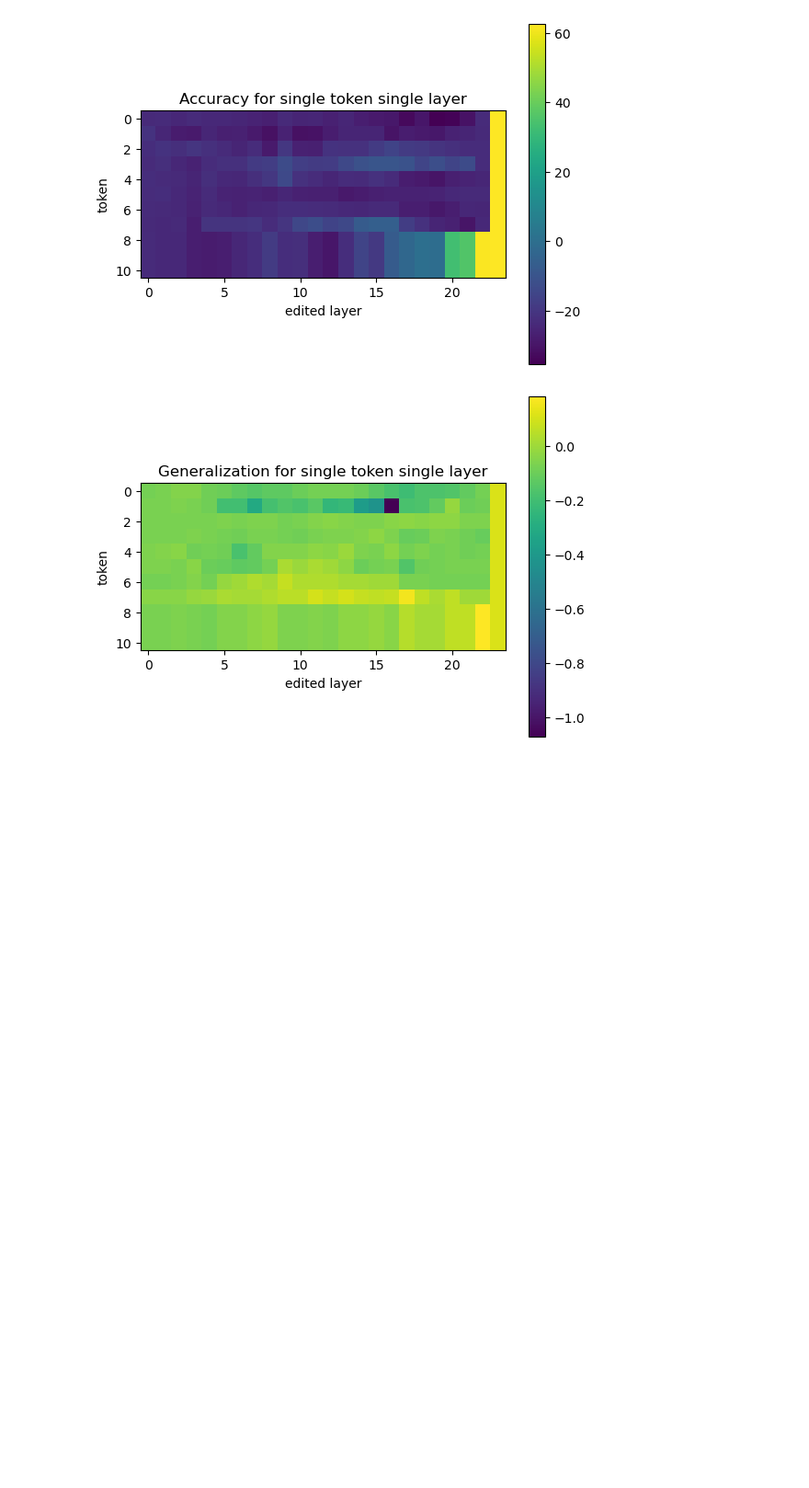
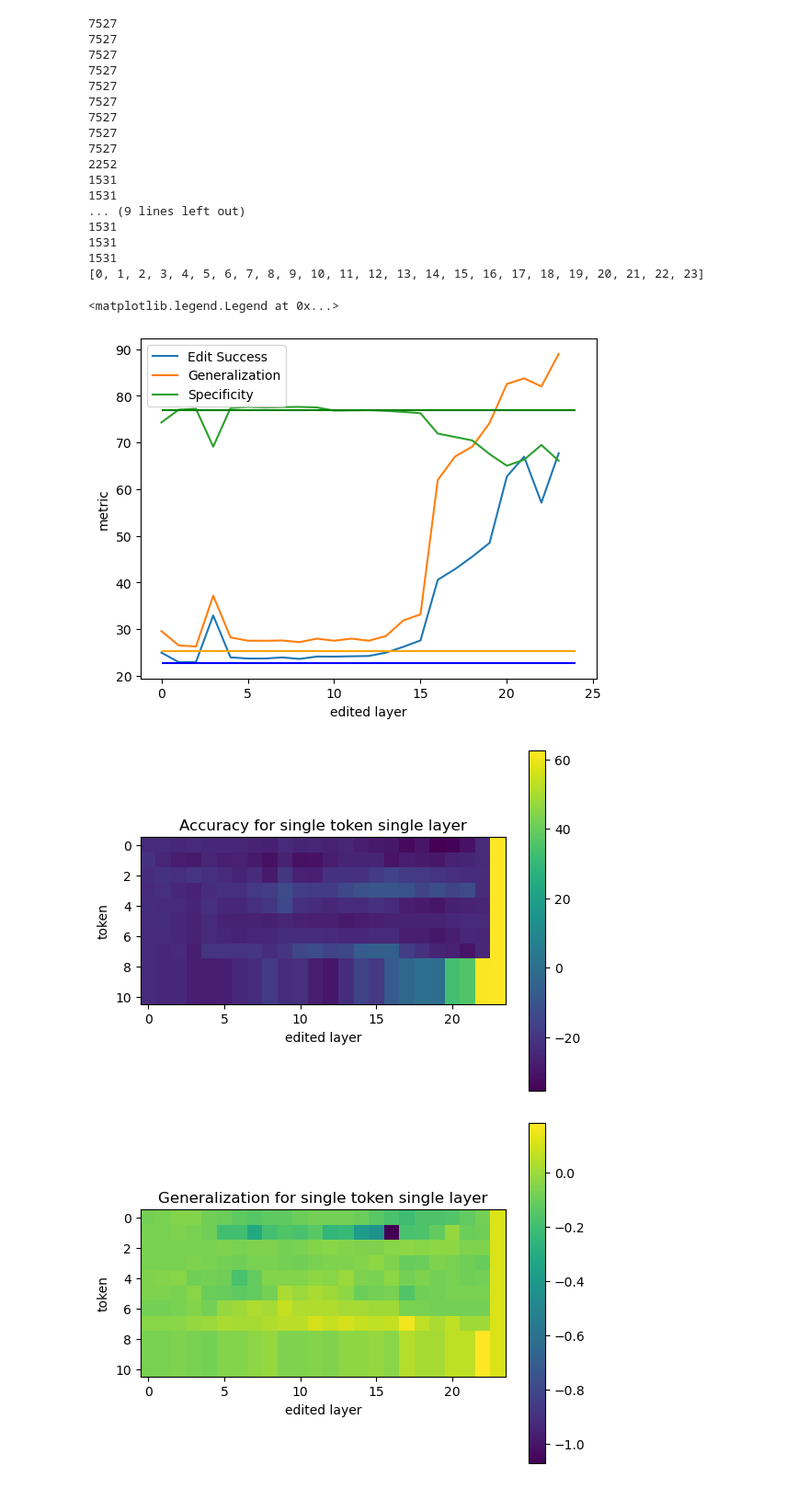
Before and after one commit to GLauzza/GF_ICL_KE, a Jupyter notebook: result_viz.ipynb, the cells around one changed output. Shown at 92% size. Cells and saved outputs as stored; diff of their text form; code cells hidden in the pictures; blank space fills up the shorter version.

Commit message:
Add synthetic data augmentation, test generalisation bubble and multi edit methods

```diff
--- a/result_viz.ipynb
+++ b/result_viz.ipynb
@@ -70,3 +91,53 @@ plt.legend()
+# %%
+ids = []
+acc = []
+gen = []
+spe = []
+
+# Interruption by OS !!!! result will not be reliable
+# Case 38 is the hardest
+for i in range(665, 689):
+    summary_path = os.path.join(f"./results/ModelEdit/run_{i:03}", "summary.json")
+    if os.path.exists(summary_path):
+        with open(summary_path) as f:
+            summary = json.load(f)[0]
+            ids.append(i-665)
+            print(summary["num_cases"])
+            acc.append(summary["post_rewrite_success"][0])
+            gen.append(summary["post_paraphrase_success"][0])
+            spe.append(summary["post_neighborhood_success"][0])
+
+print(ids)
+
+plt.plot(ids, acc, label="Edit Success")
+plt.plot(ids, gen, label= "Generalization")
+plt.plot(ids, spe, label="Specificity")
+plt.hlines(summary["pre_rewrite_success"][0], 0, 24, colors="blue")
+plt.hlines(summary["pre_paraphrase_success"][0], 0, 24, colors="orange")
+plt.hlines(summary["pre_neighborhood_success"][0], 0, 24, colors="green")
+plt.xlabel("edited layer")
+plt.ylabel("metric")
+plt.legend()
+# %% [output]
+7527
+7527
+7527
+7527
+7527
+7527
+7527
+7527
+7527
+2252
+1531
+1531
+... (9 lines left out)
+1531
+1531
+1531
+[0, 1, 2, 3, 4, 5, 6, 7, 8, 9, 10, 11, 12, 13, 14, 15, 16, 17, 18, 19, 20, 21, 22, 23]
+<matplotlib.legend.Legend at 0x...>
+[figure, added]
 # %%
 acc_mat = []
 gen_mat = []
```
Also changed, not shown: parts of 2 cells of this notebook, 3 other files.
